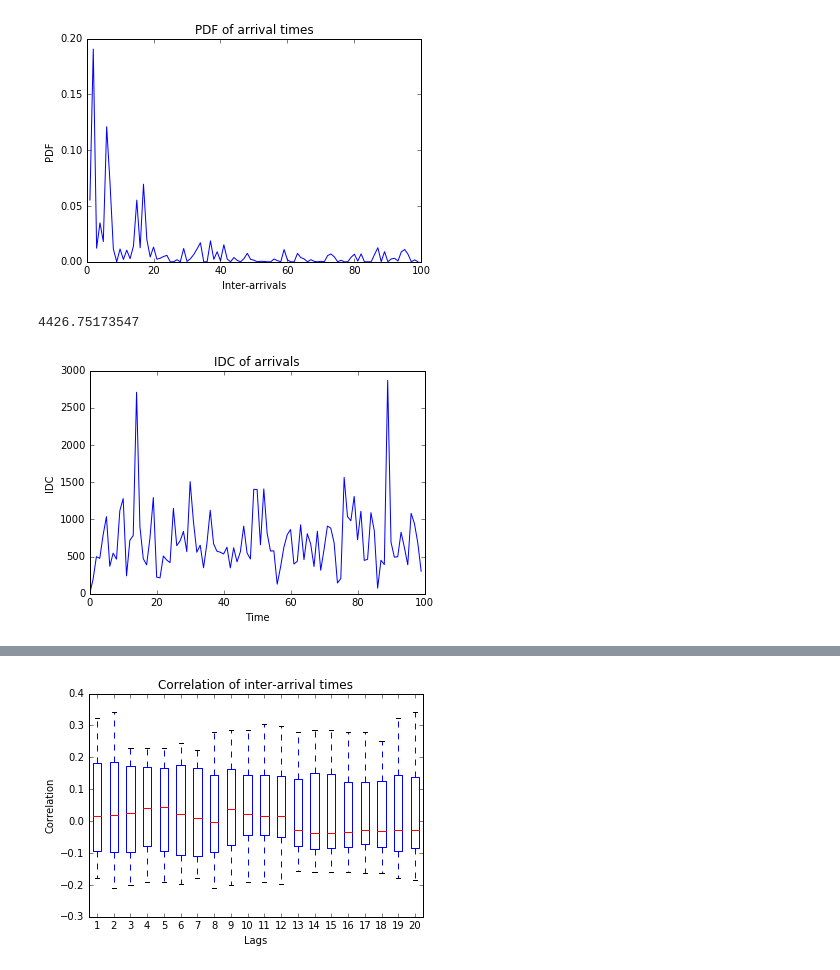
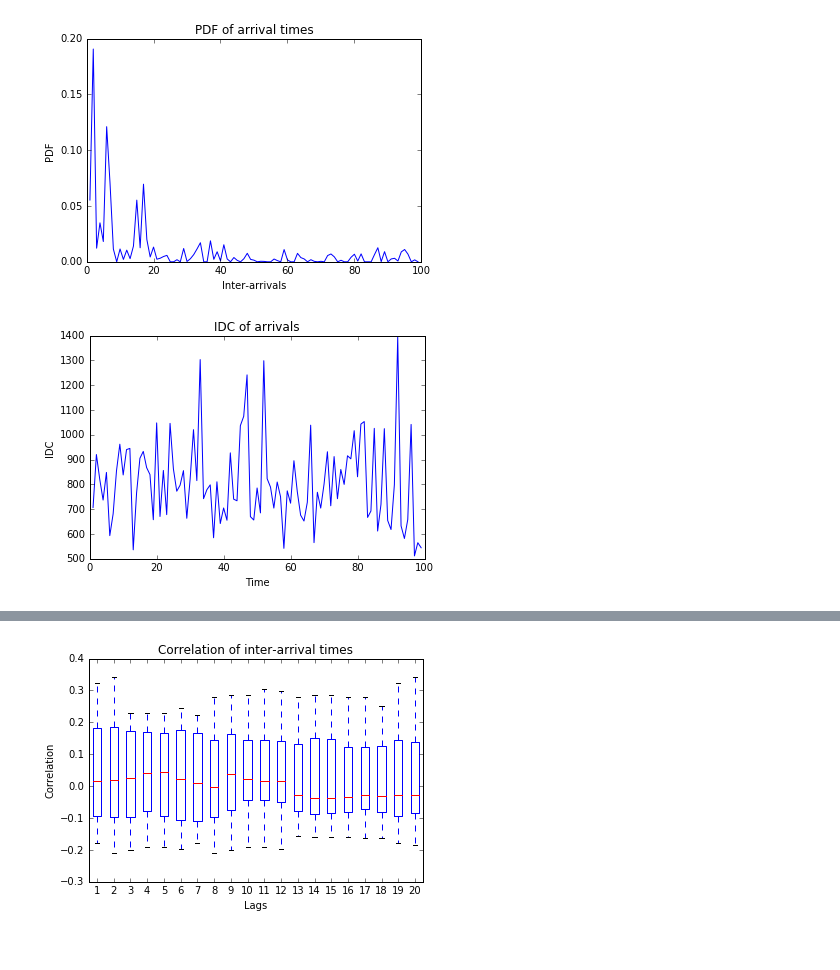
Before and after one commit to khalilmebarkia/BMEVITTD069, a Jupyter notebook: Traffic-Analysis.ipynb, the cells around one changed output, grey strips where cells are left out. Saved outputs shown, nothing was run; the diff lists cells and outputs as text; code cells hidden in the pictures.

```diff
--- a/Traffic-Analysis.ipynb
+++ b/Traffic-Analysis.ipynb
@@ -12,7 +12,7 @@ f = open('data/poisson1.csv', 'r')
 f.readline()
 data = np.loadtxt(f)
 # %%
-N = int(math.floor(len(data)/100))
+N = int(math.floor(len(data)/10))
 pp = 100
 pt = 1000
 # %%
@@ -25,7 +25,7 @@ for i in range(0,pp):
     PN[i] = pt * i
 
 inxN = np.zeros(N);
-for i in range(1,N):
+for i in range(0,N):
     inxN[i] = i
 
 PNN  = np.zeros(N);
@@ -33,8 +33,8 @@ for i in range(0,N):
     PNN[i] = pt * i;
 
 arrCount = np.zeros(pp)
-j = 1
-for i in range(1,pp):
+j = 0
+for i in range(0,pp):
     while(data[j] < PN[i]):
         arrCount[i] =  arrCount[i] + 1
         j = j + 1
@@ -109,22 +109,17 @@ plt.plot(pdfArr)
 plt.savefig("PDF.png")
 # %% [output]
 [figure]
-# %%
-countT = np.sum(interArrAvg[1:])
-print countT
-# %% [output]
-4426.75173547
 # %%
 #IDC
 
 IDC = np.zeros(pp);
 l = math.floor(len(interArr)/pp);
-for i in range(1,pp):
+for i in range(0,pp):
     IDC[i]  = np.var(interArr[((i-1) * l +1) : (i*l)]) / np.mean(interArr[((i-1) * l +1) : (i*l)] * 1)
 plt.xlabel('Time');
 plt.ylabel('IDC');
 plt.title('IDC of arrivals');
 plt.plot(IDC)
 plt.savefig("IDC.png")
 # %% [output]
-[figure, old version]
+[figure, new version]
```
Also changed, not shown: parts of 5 cells of this notebook.
